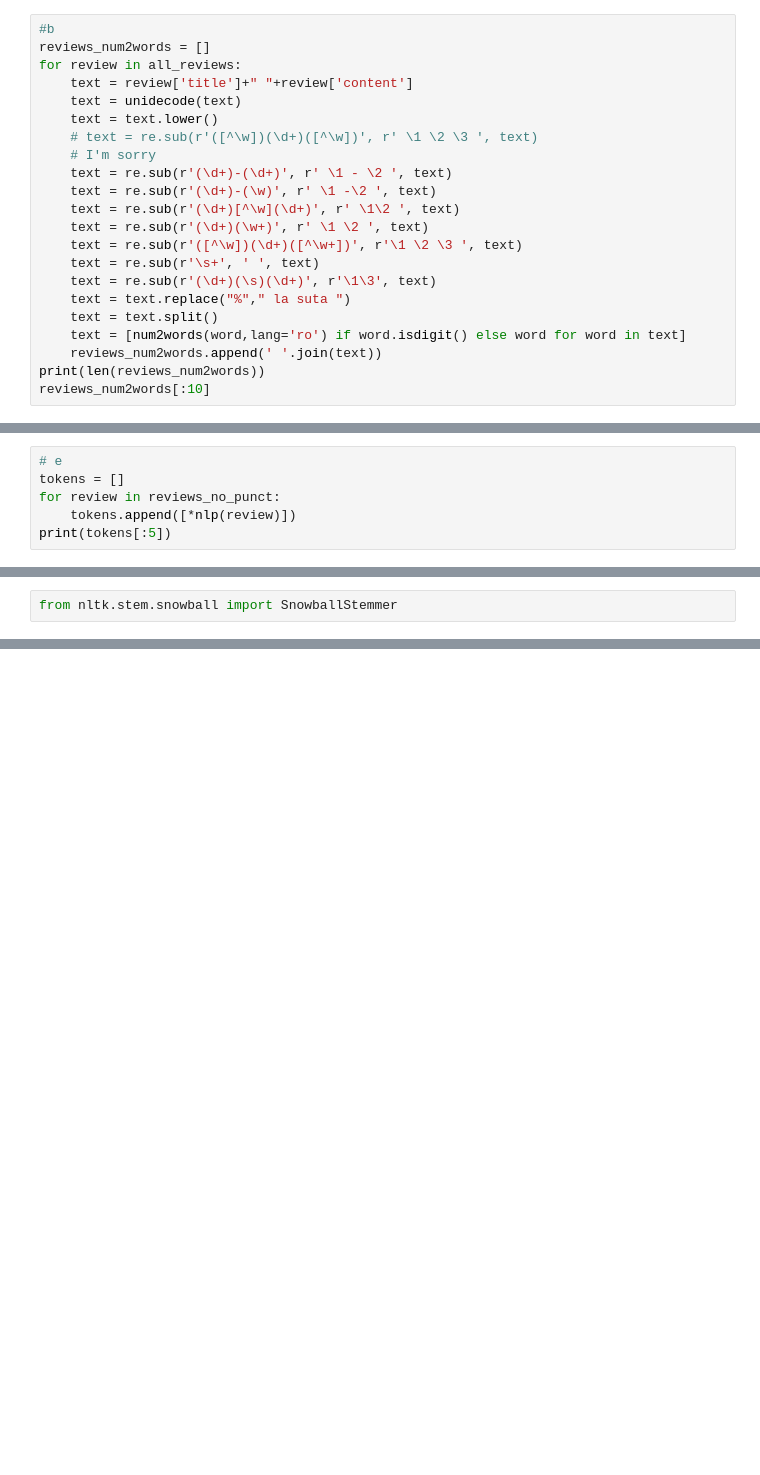
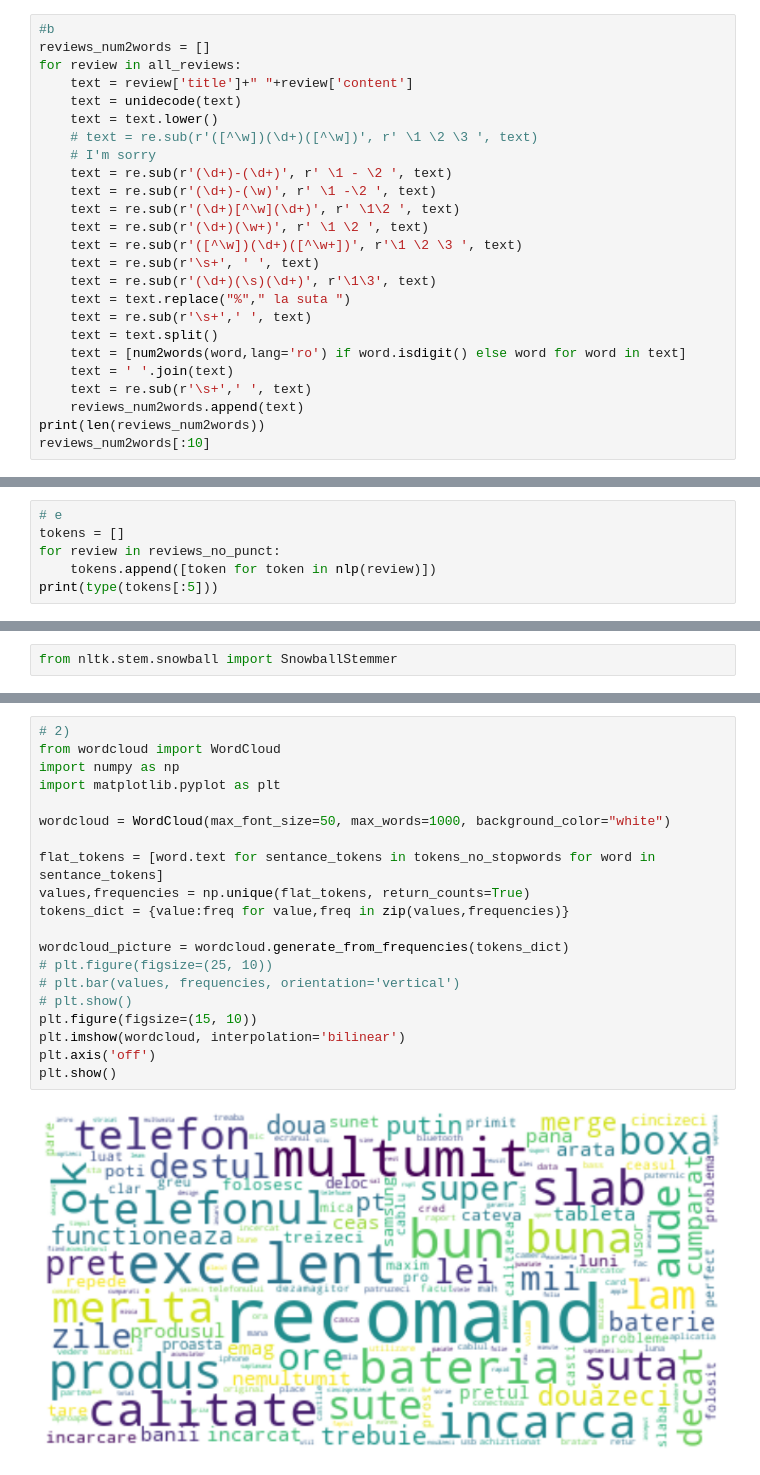
Before and after one commit to CosminHorjea/fmi, a Jupyter notebook: Sem VI/Introducere in Procesarea Limbajului natural/Laborator/lab_2/lab_2.ipynb, the cells around one changed output, grey strips where cells are left out. Drawn from its saved outputs; the diff is of its cells as text; blank space fills up the shorter version.

```diff
--- a/Sem VI/Introducere in Procesarea Limbajului natural/Laborator/lab_2/lab_2.ipynb
+++ b/Sem VI/Introducere in Procesarea Limbajului natural/Laborator/lab_2/lab_2.ipynb
@@ -859,9 +859,12 @@ for review in all_reviews:
 	text = re.sub(r'\s+', ' ', text)
 	text = re.sub(r'(\d+)(\s)(\d+)', r'\1\3', text)
 	text = text.replace("%"," la suta ")
+	text = re.sub(r'\s+',' ', text)
 	text = text.split()
 	text = [num2words(word,lang='ro') if word.isdigit() else word for word in text]
-	reviews_num2words.append(' '.join(text))
+	text = ' '.join(text)
+	text = re.sub(r'\s+',' ', text)
+	reviews_num2words.append(text)
 print(len(reviews_num2words))
 reviews_num2words[:10]
 # %% [output]
@@ -923,6 +926,6 @@ stop_words_spacy_ro = nlp.Defaults.stop_words
 # e
 tokens = []
 for review in reviews_no_punct:
-    tokens.append([*nlp(review)])
-print(tokens[:5])
+    tokens.append([token for token in nlp(review)])
+print(type(tokens[:5]))
 # %% [output]
@@ -1032,3 +1058,25 @@ trigramResults
  (excelent, afine, instructiunile),
  (acceptabil, sistemul, prindere),
  (excelent, excelent, aude)]
+# %%
+# 2)
+from wordcloud import WordCloud
+import numpy as np
+import matplotlib.pyplot as plt
+
+wordcloud = WordCloud(max_font_size=50, max_words=1000, background_color="white")
+
+flat_tokens = [word.text for sentance_tokens in tokens_no_stopwords for word in sentance_tokens]
+values,frequencies = np.unique(flat_tokens, return_counts=True)
+tokens_dict = {value:freq for value,freq in zip(values,frequencies)}
+
+wordcloud_picture = wordcloud.generate_from_frequencies(tokens_dict)
+# plt.figure(figsize=(25, 10))
+# plt.bar(values, frequencies, orientation='vertical')
+# plt.show()
+plt.figure(figsize=(15, 10))
+plt.imshow(wordcloud, interpolation='bilinear')
+plt.axis('off')
+plt.show()
+# %% [output]
+[figure, added]
```
Also changed, not shown: parts of 11 cells of this notebook.
